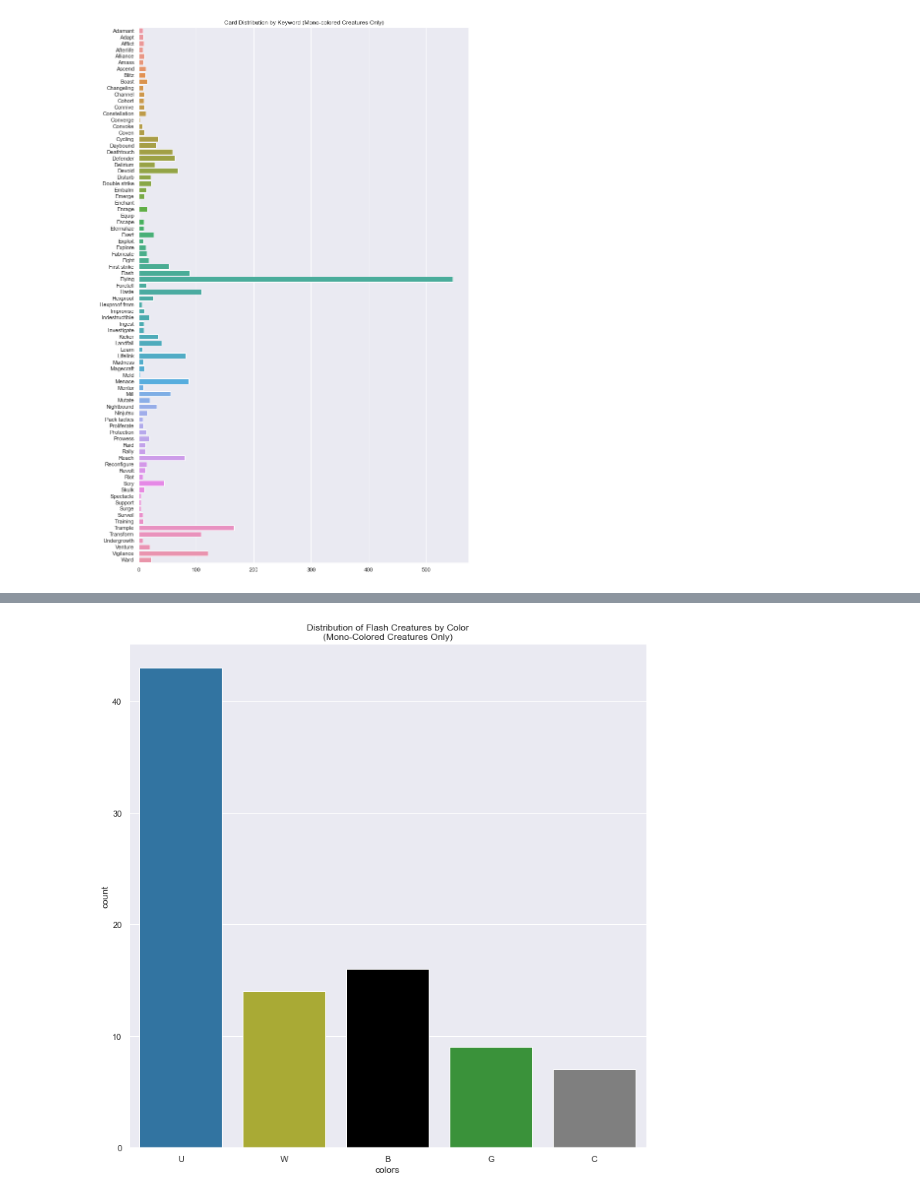
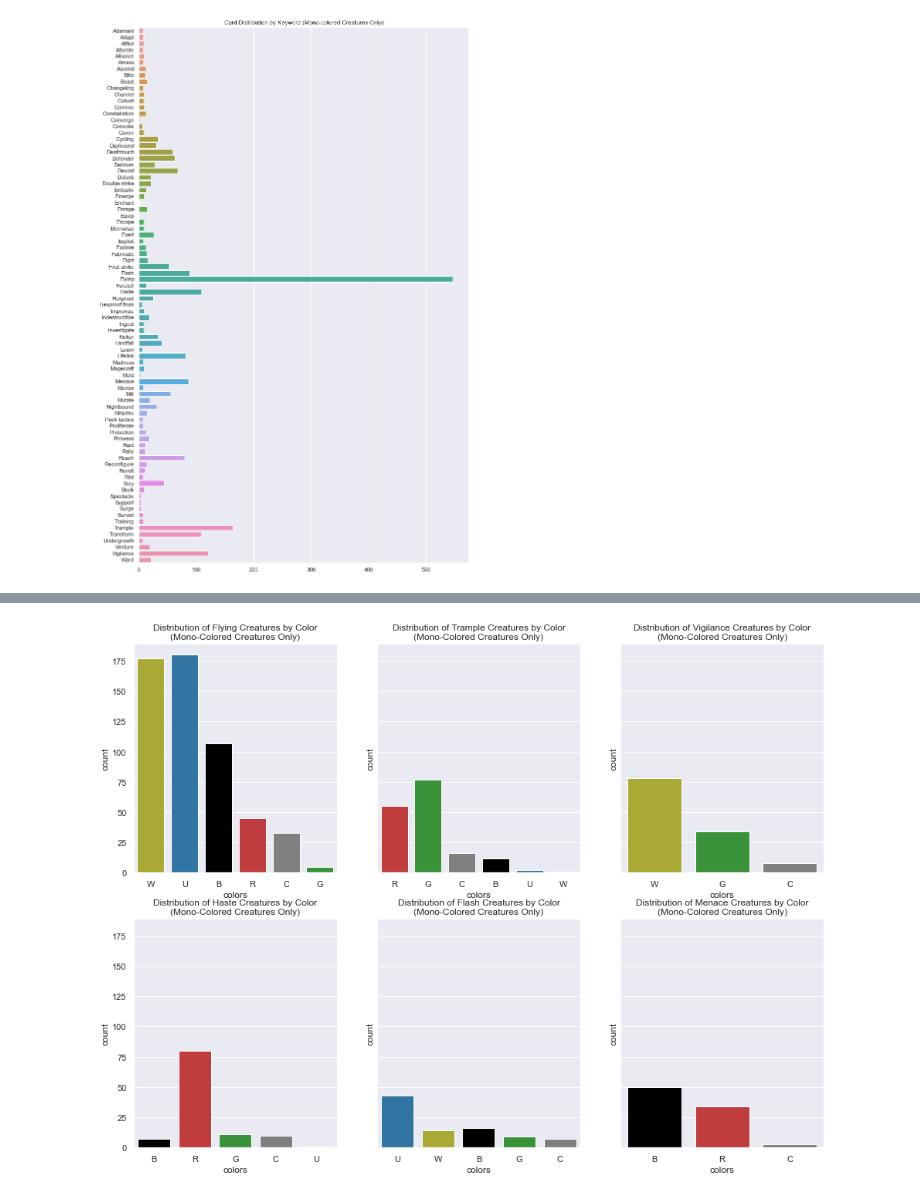
Before and after one commit to the-parthenon/data-capstone-mtg-regression, a Jupyter notebook: Exploratory_Analysis.ipynb, the cells around one changed output, grey strips where cells are left out. Saved outputs shown, nothing was run; the diff lists cells and outputs as text; code cells hidden in the pictures.

```diff
--- a/Exploratory_Analysis.ipynb
+++ b/Exploratory_Analysis.ipynb
@@ -183,16 +183,3 @@ Devoid        68
 dtype: int64
 # %%
 creatures.keywords.fillna('', inplace=True)
-# %%
-sns.set_theme(rc = {'figure.figsize':(12,12)})
-fig, ax = plt.subplots(2,2)
-sns.countplot(data = creatures[creatures.keywords.str.contains('Flying')], x='colors',
-              palette=palette, ax=ax[0][0]).set(title = 'Distribution of Flying Creatures by Color\n(Mono-Colored Creatures Only)')
-sns.countplot(data = creatures[creatures.keywords.str.contains('Trample')], x='colors',
-              palette=palette, ax=ax[0][1]).set(title = 'Distribution of Trample Creatures by Color\n(Mono-Colored Creatures Only)')
-sns.countplot(data = creatures[creatures.keywords.str.contains('Vigilance')], x='colors',
-              palette=palette, ax=ax[1][0]).set(title = 'Distribution of Vigilance Creatures by Color\n(Mono-Colored Creatures Only)')
-sns.countplot(data = creatures[creatures.keywords.str.contains('Haste')], x='colors',
-              palette=palette, ax=ax[1][1]).set(title = 'Distribution of Haste Creatures by Color\n(Mono-Colored Creatures Only)')
-
-plt.show()
@@ -201,8 +202,17 @@ plt.show()
 # %%
-ax = sns.countplot(data = creatures[creatures.keywords.str.contains('Flash')], x='colors',
-              palette=palette).set(title = 'Distribution of Flash Creatures by Color\n(Mono-Colored Creatures Only)')
+from math import floor
+sns.set_theme(rc = {'figure.figsize':(16,12)})
+fig, ax = plt.subplots(2,3, sharey=True)
+to_plot = ['Flying', 'Trample', 'Vigilance', 'Haste', 'Flash', 'Menace']
+
+for count, keyword in enumerate(to_plot):
+    sns.countplot(data = creatures[creatures.keywords.str.contains(keyword)], x='colors', palette=palette,
+                  ax=ax[floor(count/3)][count%3]).set(title = 'Distribution of '+ keyword +
+                                                      ' Creatures by Color\n(Mono-Colored Creatures Only)')
+
+plt.show()
 # %% [output]
-[figure, old version]
+[figure, new version]
 # %%
 def jitter_arr(arr):
     stdev = .02 * (max(arr) - min(arr))
```
Also changed, not shown: parts of 32 cells of this notebook, 31 other files.
